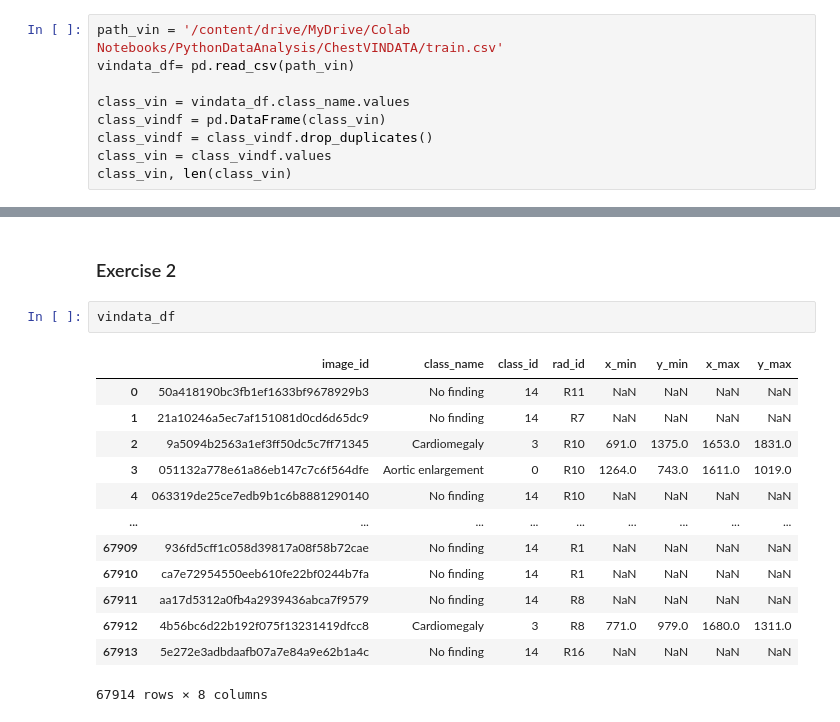
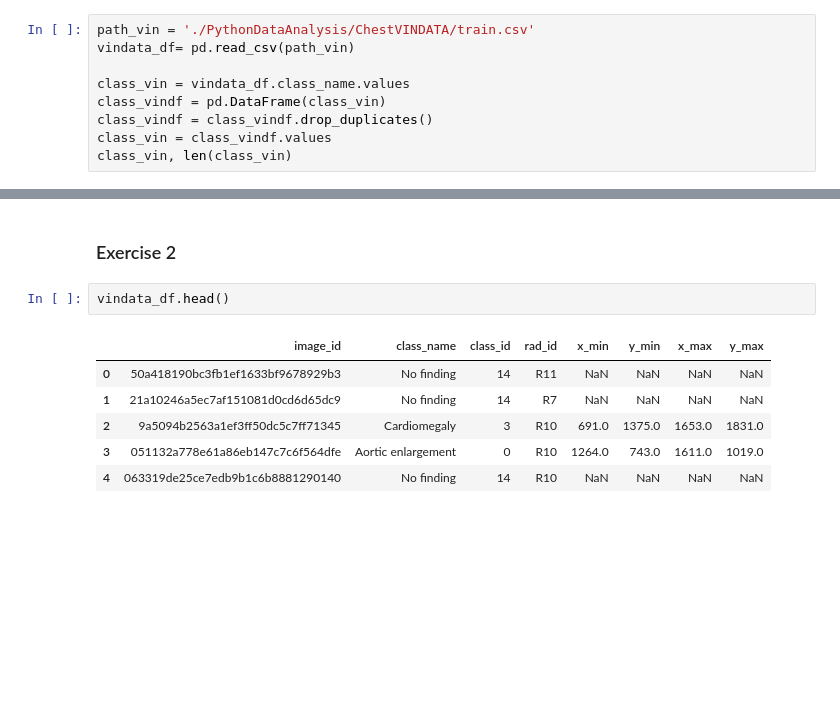
Before and after one commit to Vo-Linh/FDS_midterm, a Jupyter notebook: ch07.ipynb, the cells around one changed output, grey strips where cells are left out. Drawn from its saved outputs; the diff is of its cells as text; blank space fills up the shorter version.

```diff
--- a/ch07.ipynb
+++ b/ch07.ipynb
@@ -733,7 +773,7 @@ pd.options.display.max_rows = PREVIOUS_MAX_ROWS
 # %% [markdown]
 ### Exercise 1
 # %%
-path_vin = '/content/drive/MyDrive/Colab Notebooks/PythonDataAnalysis/ChestVINDATA/train.csv'
+path_vin = './PythonDataAnalysis/ChestVINDATA/train.csv'
 vindata_df= pd.read_csv(path_vin)
 
 class_vin = vindata_df.class_name.values
@@ -807,18 +850,11 @@ array(['Atelectasis', 'Cardiomegaly', 'Consolidation', 'Pneumothorax'],
 # %% [markdown]
 ### Exercise 2
 # %%
-vindata_df
+vindata_df.head()
 # %% [output]
 |  | image_id | class_name | class_id | rad_id | x_min | y_min | x_max | y_max |
 | 0 | 50a418190bc3fb1ef1633bf9678929b3 | No finding | 14 | R11 | NaN | NaN | NaN | NaN |
 | 1 | 21a10246a5ec7af151081d0cd6d65dc9 | No finding | 14 | R7 | NaN | NaN | NaN | NaN |
 | 2 | 9a5094b2563a1ef3ff50dc5c7ff71345 | Cardiomegaly | 3 | R10 | 691.0 | 1375.0 | 1653.0 | 1831.0 |
 | 3 | 051132a778e61a86eb147c7c6f564dfe | Aortic enlargement | 0 | R10 | 1264.0 | 743.0 | 1611.0 | 1019.0 |
 | 4 | 063319de25ce7edb9b1c6b8881290140 | No finding | 14 | R10 | NaN | NaN | NaN | NaN |
-| ... | ... | ... | ... | ... | ... | ... | ... | ... |
-| 67909 | 936fd5cff1c058d39817a08f58b72cae | No finding | 14 | R1 | NaN | NaN | NaN | NaN |
-| 67910 | ca7e72954550eeb610fe22bf0244b7fa | No finding | 14 | R1 | NaN | NaN | NaN | NaN |
-| 67911 | aa17d5312a0fb4a2939436abca7f9579 | No finding | 14 | R8 | NaN | NaN | NaN | NaN |
-| 67912 | 4b56bc6d22b192f075f13231419dfcc8 | Cardiomegaly | 3 | R8 | 771.0 | 979.0 | 1680.0 | 1311.0 |
-| 67913 | 5e272e3adbdaafb07a7e84a9e62b1a4c | No finding | 14 | R16 | NaN | NaN | NaN | NaN |
-67914 rows × 8 columns
```
Also changed, not shown: parts of 34 cells of this notebook.
